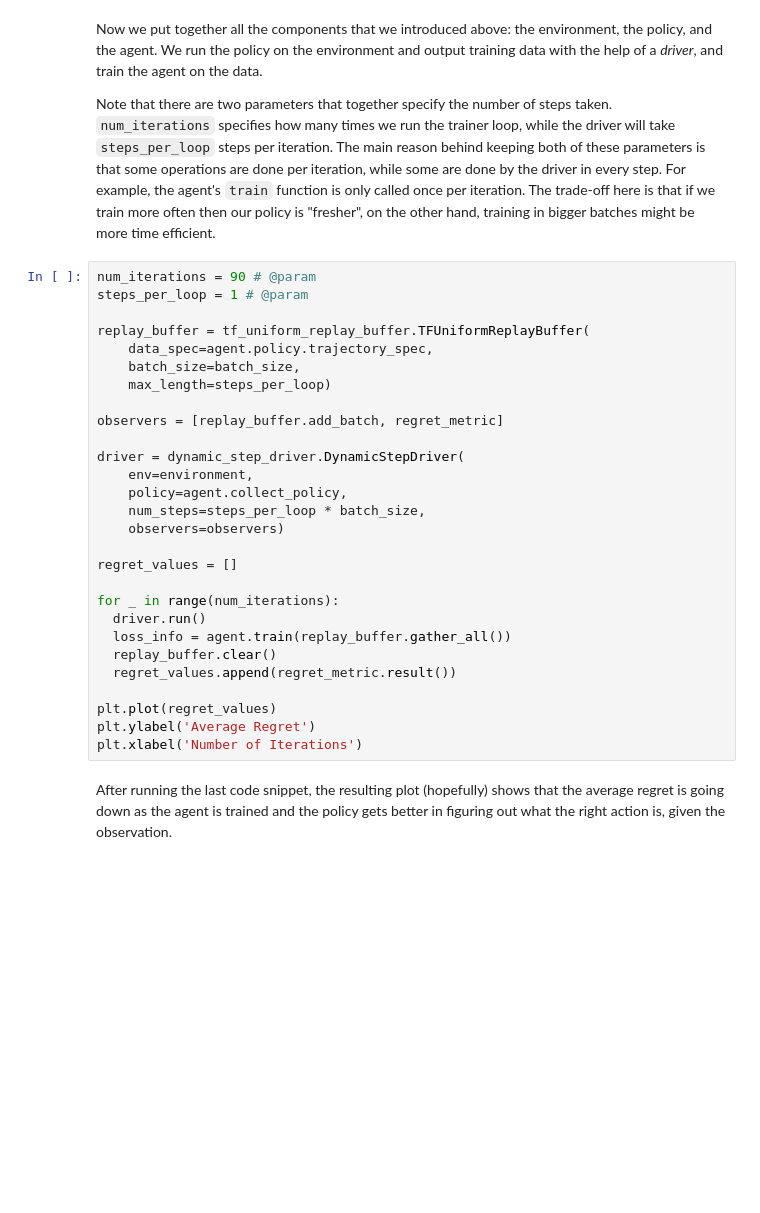
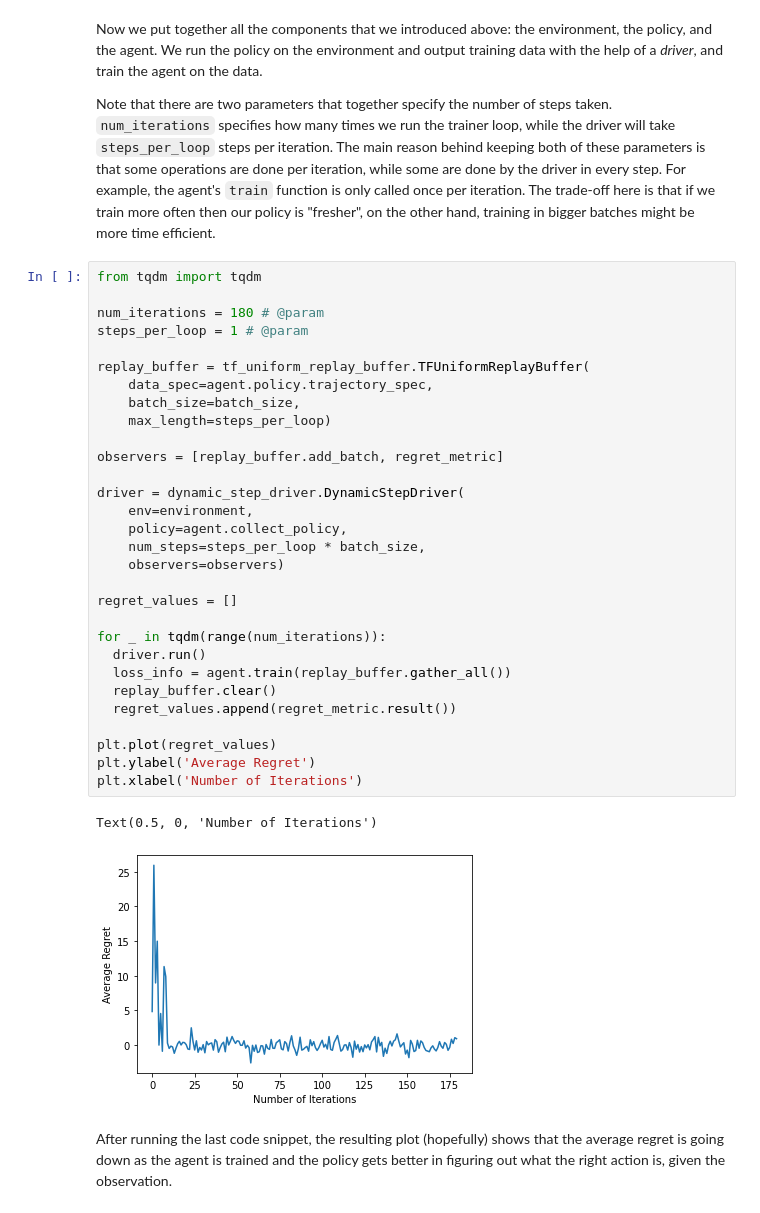
Before and after one commit to eytancanzini/rl-fixture-design, a Jupyter notebook: Python/notebooks/bandits_tutorial.ipynb, the cells around one changed output. Saved outputs shown, nothing was run; the diff lists cells and outputs as text; blank space fills up the shorter version.

```diff
--- a/Python/notebooks/bandits_tutorial.ipynb
+++ b/Python/notebooks/bandits_tutorial.ipynb
@@ -485,32 +536,37 @@ Now we put together all the components that we introduced above: the environment
 
 Note that there are two parameters that together specify the number of steps taken. `num_iterations` specifies how many times we run the trainer loop, while the driver will take `steps_per_loop` steps per iteration. The main reason behind keeping both of these parameters is that some operations are done per iteration, while some are done by the driver in every step. For example, the agent's `train` function is only called once per iteration. The trade-off here is that if we train more often then our policy is "fresher", on the other hand, training in bigger batches might be more time efficient.
 # %%
-num_iterations = 90 # @param
+from tqdm import tqdm
+
+num_iterations = 180 # @param
 steps_per_loop = 1 # @param
 
 replay_buffer = tf_uniform_replay_buffer.TFUniformReplayBuffer(
     data_spec=agent.policy.trajectory_spec,
     batch_size=batch_size,
     max_length=steps_per_loop)
 
 observers = [replay_buffer.add_batch, regret_metric]
 
 driver = dynamic_step_driver.DynamicStepDriver(
     env=environment,
     policy=agent.collect_policy,
     num_steps=steps_per_loop * batch_size,
     observers=observers)
 
 regret_values = []
 
-for _ in range(num_iterations):
+for _ in tqdm(range(num_iterations)):
   driver.run()
   loss_info = agent.train(replay_buffer.gather_all())
   replay_buffer.clear()
   regret_values.append(regret_metric.result())
 
 plt.plot(regret_values)
 plt.ylabel('Average Regret')
 plt.xlabel('Number of Iterations')
+# %% [output]
+Text(0.5, 0, 'Number of Iterations')
+[figure, added]
 # %% [markdown]
 After running the last code snippet, the resulting plot (hopefully) shows that the average regret is going down as the agent is trained and the policy gets better in figuring out what the right action is, given the observation.
```
Also changed, not shown: parts of 7 cells of this notebook, 3 other files.
